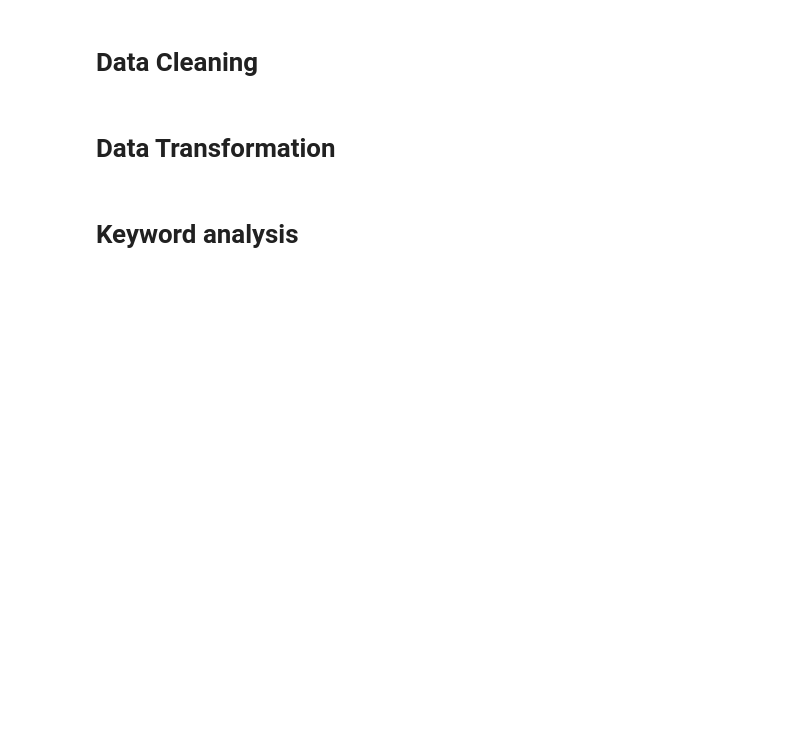
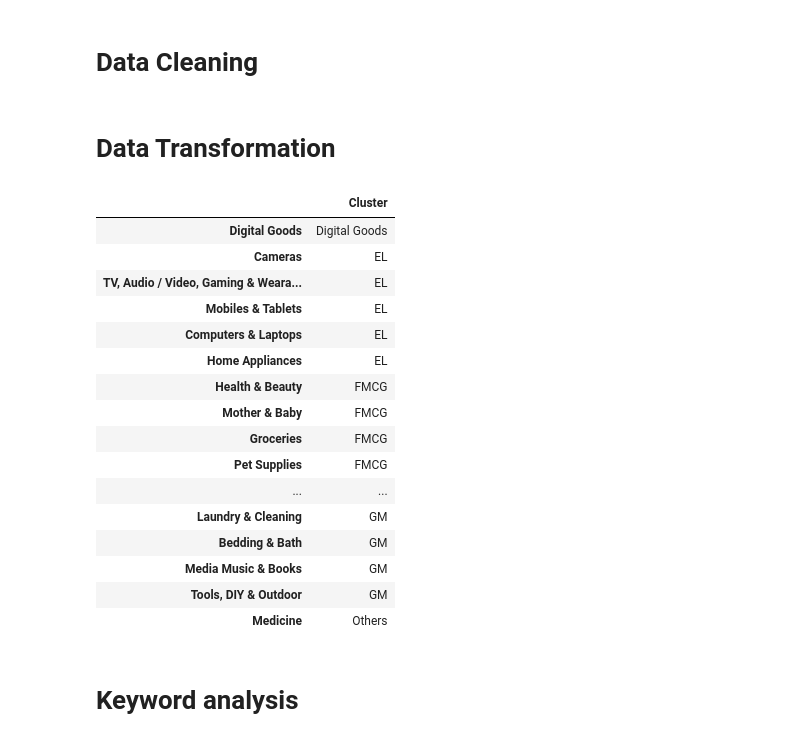
Before and after one commit to hasnainjafri15/daraz-data-analytics, a Jupyter notebook: 12-12 keyword analysis.ipynb, the cells around one changed output. Drawn from its saved outputs; the diff is of its cells as text; code cells hidden in the pictures; blank space fills up the shorter version.

```diff
--- a/12-12 keyword analysis.ipynb
+++ b/12-12 keyword analysis.ipynb
@@ -81,6 +98,35 @@ df["ORDER % of searches"] = df['Order_UV']/df["Search UV"]*100
 df["PDP % of searches"] = df['PDP % of searches']. round(decimals=2)
 df["A2C % of searches"] = df['A2C % of searches']. round(decimals=2)
 df["ORDER % of searches"] = df['ORDER % of searches']. round(decimals=2)
+# %%
+# finding out LV1 assortments within each cluster
+# i think this is an ineffective way to do this. This works but this could be better
+
+
+df['Category'] = df["LV1"] + " " + df["Cluster"]
+data = dict(zip(df.LV1, df.Cluster))
+sp = pd.DataFrame.from_dict(data, orient="index")
+sp = sp.rename(columns={0: "Cluster"}, inplace=False)
+sp = sp.rename(columns={"": "Cluster"}, inplace=False)
+sp.sort_values(by="Cluster")
+# %% [output]
+|  | Cluster |
+| Digital Goods | Digital Goods |
+| Cameras | EL |
+| TV, Audio / Video, Gaming & Weara... | EL |
+| Mobiles & Tablets | EL |
+| Computers & Laptops | EL |
+| Home Appliances | EL |
+| Health & Beauty | FMCG |
+| Mother & Baby | FMCG |
+| Groceries | FMCG |
+| Pet Supplies | FMCG |
+| ... | ... |
+| Laundry & Cleaning | GM |
+| Bedding & Bath | GM |
+| Media Music & Books | GM |
+| Tools, DIY & Outdoor | GM |
+| Medicine | Others |
 # %% [markdown]
 # Keyword analysis
 # %%
```
Also changed, not shown: parts of 10 cells of this notebook, 6 other files.
